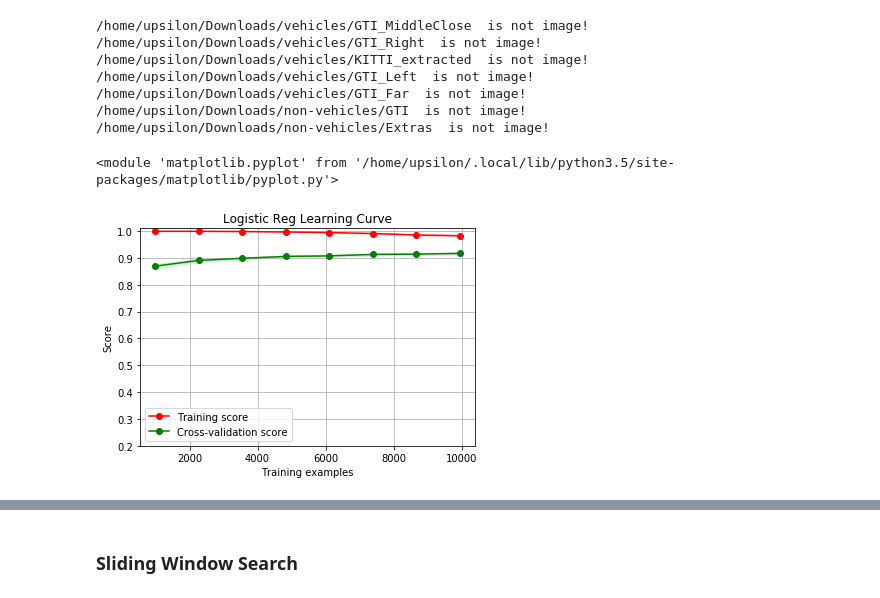
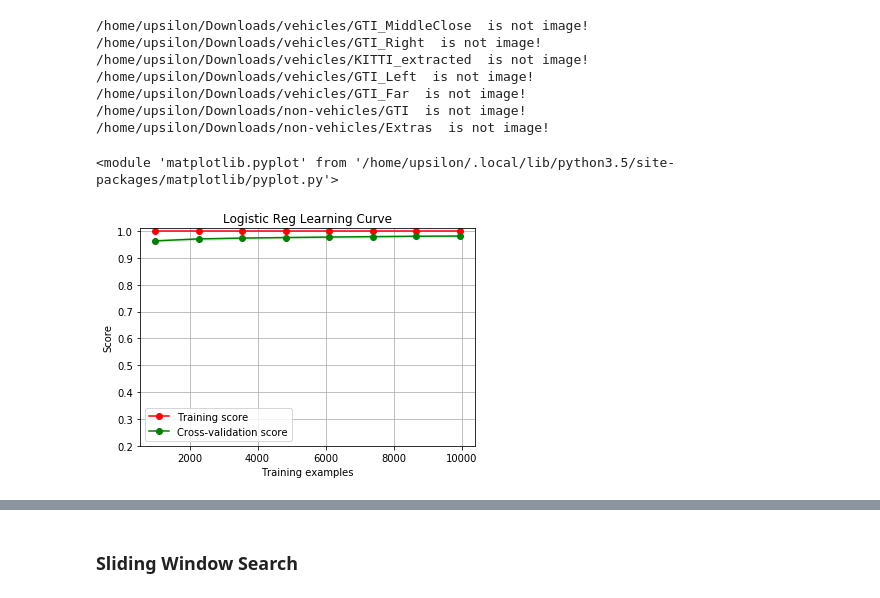
Before and after one commit to mhaytmyr/Udacity, a Jupyter notebook: Term1_Project5/Project5_Pipeline.ipynb, the cells around one changed output, grey strips where cells are left out. Drawn from its saved outputs; the diff is of its cells as text; code cells hidden in the pictures.

```diff
--- a/Term1_Project5/Project5_Pipeline.ipynb
+++ b/Term1_Project5/Project5_Pipeline.ipynb
@@ -134,6 +134,12 @@ fig.savefig("examples/HOG_example.jpg")
 ### Extract Features for All Images and Train Classifier
 # %%
 from sklearn.preprocessing import StandardScaler
+from helper_functions import *
+
+pix_per_cell = 8
+cell_per_block = 2
+orient = 9
+color_space = 'YCrCb'
 
 #helper function to extract features
 def extract_features(imgs, orient=9, pix_per_cell=8, cell_per_block=2):
@@ -142,9 +148,20 @@ def extract_features(imgs, orient=9, pix_per_cell=8, cell_per_block=2):
     for item in imgs:
         if "png" in item:
             img = cv2.imread(item)
-            feature_gray = cv2.cvtColor(img,cv2.COLOR_BGR2GRAY)
-            feature = get_hog_features(feature_gray, orient, pix_per_cell, cell_per_block, vis=False, feature_vec=True)
-            features.append(feature.ravel())
+            ctrans_tosearch = convert_color(img, conv=color_space)
+            ch1 = ctrans_tosearch[:,:,0]
+            ch2 = ctrans_tosearch[:,:,1]
+            ch3 = ctrans_tosearch[:,:,2]
+
+            hog1 = get_hog_features(ch1, orient, pix_per_cell, cell_per_block, feature_vec=False)
+            hog2 = get_hog_features(ch2, orient, pix_per_cell, cell_per_block, feature_vec=False)
+            hog3 = get_hog_features(ch3, orient, pix_per_cell, cell_per_block, feature_vec=False)
+
+            hog_features = np.hstack((hog1, hog2, hog3))
+
+            #feature_gray = cv2.cvtColor(img,cv2.COLOR_BGR2GRAY)
+            #feature = get_hog_features(feature_gray, orient, pix_per_cell, cell_per_block, vis=False, feature_vec=True)
+            features.append(hog_features.ravel())
         else:
             print(item," is not image!")
     return features
@@ -182,6 +199,7 @@ with open("scaler_features.pckl","wb") as fp:
     pickle.dump(X_scaler,fp)
 # %%
 from sklearn.linear_model import LogisticRegression
+from sklearn.svm import LinearSVC
 from sklearn.model_selection import ShuffleSplit
 from sklearn.model_selection import train_test_split
 from sklearn.model_selection import learning_curve
@@ -202,33 +220,35 @@ def plot_learning_curve(estimator, title, X, y, ylim=None, cv=None,n_jobs=1, tra
     test_scores_std = np.std(test_scores, axis=1)
     plt.grid()
 
     plt.fill_between(train_sizes, train_scores_mean - train_scores_std,
                      train_scores_mean + train_scores_std, alpha=0.1,
                      color="r")
     plt.fill_between(train_sizes, test_scores_mean - test_scores_std,
                      test_scores_mean + test_scores_std, alpha=0.1, color="g")
     plt.plot(train_sizes, train_scores_mean, 'o-', color="r",
              label="Training score")
     plt.plot(train_sizes, test_scores_mean, 'o-', color="g",
              label="Cross-validation score")
 
     plt.legend(loc="best")
     return plt
 
 #load saved data
 data = pickle.load(open("vehicle_data.pckl","rb"))
 
 #For example, if variable y is a binary categorical variable with values 0 and 1 and there are 25% of zeros and 75% of ones,
 #stratify=y will make sure that your random split has 25% of 0's and 75% of 1's.
 X_train, X_test, y_train, y_test = train_test_split(data["features"],data["labels"], test_size=0.30, random_state=42,
                                                     stratify=data["labels"])
 
 #create cross-validation
-cv = ShuffleSplit(n_splits=10, test_size=0.2, random_state=0)
-clf = LogisticRegression()
+cv = ShuffleSplit(n_splits=5, test_size=0.2, random_state=0)
+clf = SVC(kernel='rbf', gamma='auto', C=15)
+
+#clf = LinearSVC()
 title = "Logistic Reg Learning Curve"
 plot_learning_curve(clf, title, X_train, y_train, ylim=(0.2, 1.01), cv=cv,
                     n_jobs=4, train_sizes=np.linspace(0.1,1,8))
 # %% [output]
 <module 'matplotlib.pyplot' from '/home/upsilon/.local/lib/python3.5/site-packages/matplotlib/pyplot.py'>
-[figure, old version]
+[figure, new version]
```
Also changed, not shown: parts of 8 cells of this notebook, 2 other files.
